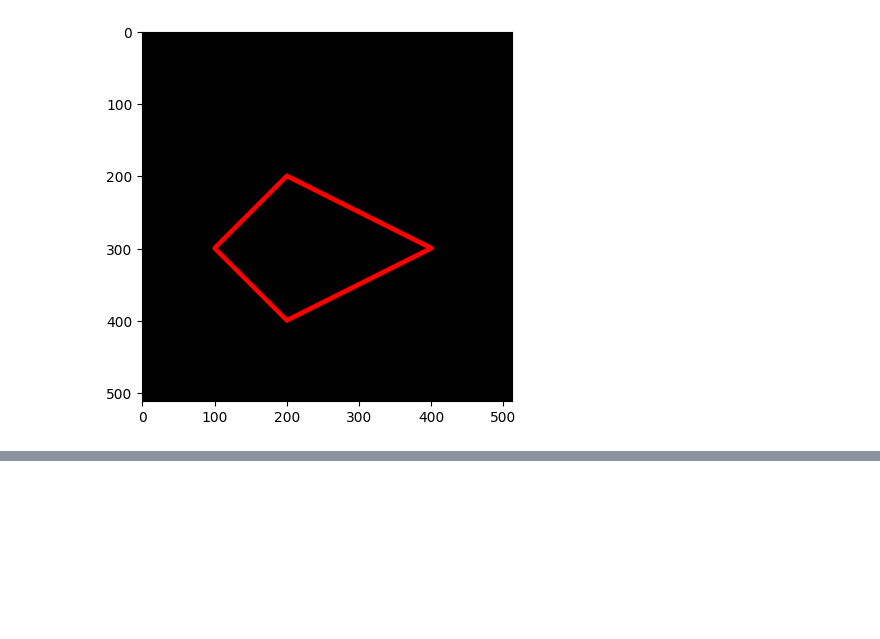
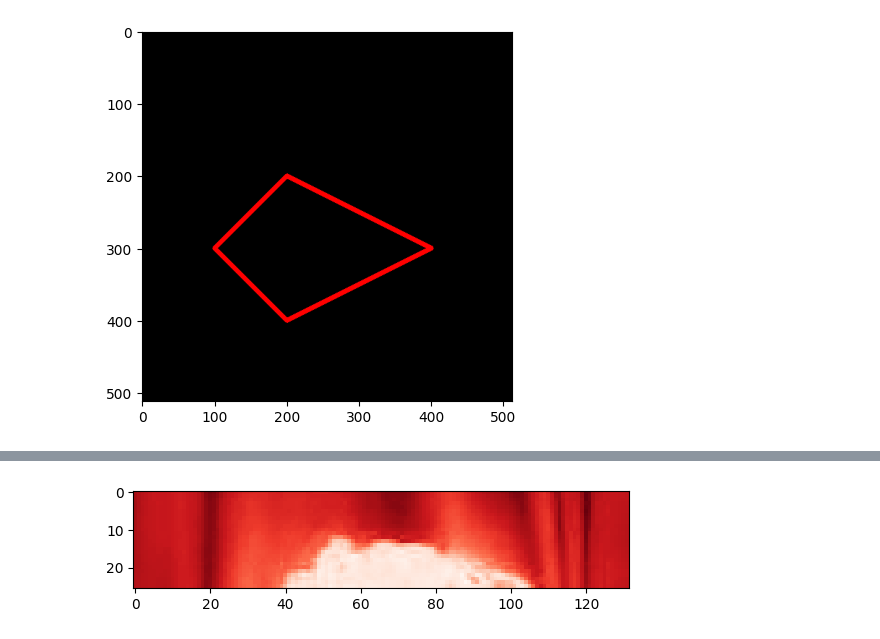
Before and after one commit to AtabikM1/PCVK25_3F_05, a Jupyter notebook: Week2_05.ipynb, the cells around one changed output, grey strips where cells are left out. Cells and saved outputs as stored; diff of their text form; code cells hidden in the pictures; blank space fills up the shorter version.

```diff
--- a/Week2_05.ipynb
+++ b/Week2_05.ipynb
@@ -139,0 +180,7 @@ Berdasarkan praktikum bagian 1 dan 2 kerjakan beberapa tugas berikut :
+# %%
+# soal no 4
+R_channel = img[5:31, :, 2]   # 2 = Red
+plt.imshow(R_channel, cmap='Reds')
+plt.show()
+# %% [output]
+[figure, added]
```
Also changed, not shown: parts of 9 cells of this notebook.
